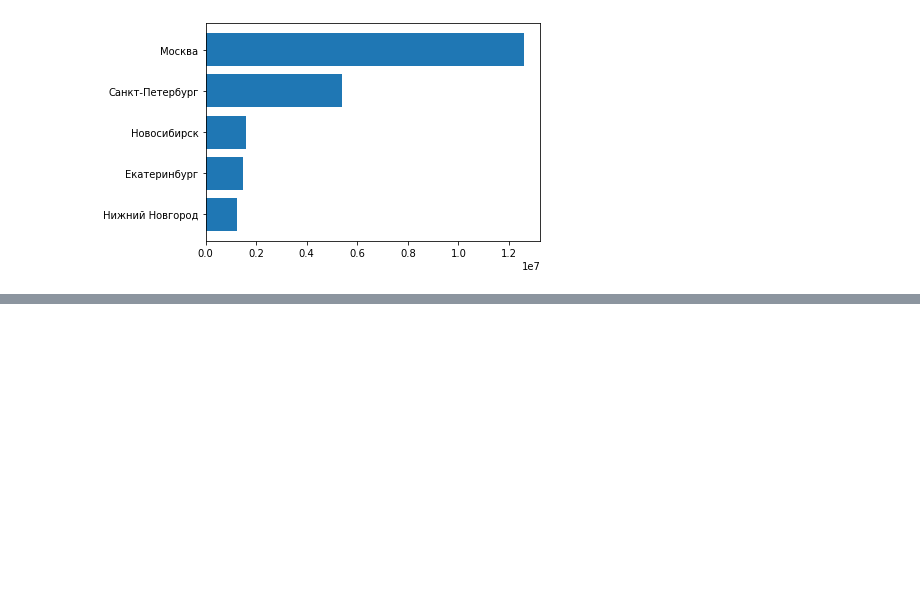
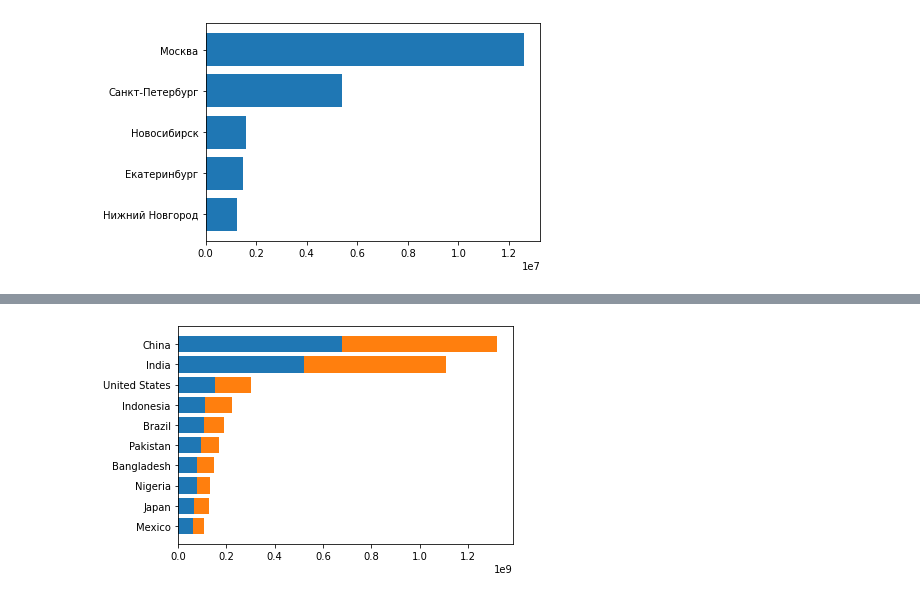
Before and after one commit to mikhaildruzhinin/data-analysis-exercises, a Jupyter notebook: matplotlib_exercises_1.ipynb, the cells around one changed output, grey strips where cells are left out. Cells and saved outputs as stored; diff of their text form; code cells hidden in the pictures; blank space fills up the shorter version.

```diff
--- a/matplotlib_exercises_1.ipynb
+++ b/matplotlib_exercises_1.ipynb
@@ -124,0 +152,10 @@ plt.show()
+# %%
+# в данной задаче примем, что процент мужчин в каждой стране -- случайное число с плавающей точкой
+men_percentage = np.random.uniform(.4, .6, 142)
+men_populations = populations[:,-1] * men_percentage
+women_populations = populations[:,-1] * (1 - men_percentage)
+plt.barh(labels[order][-10:], men_populations[order][-10:])
+plt.barh(labels[order][-10:], women_populations[order][-10:], left = men_populations[order][-10:])
+plt.show()
+# %% [output]
+[figure, added]
```
Also changed, not shown: parts of 14 cells of this notebook, 1 other file.
